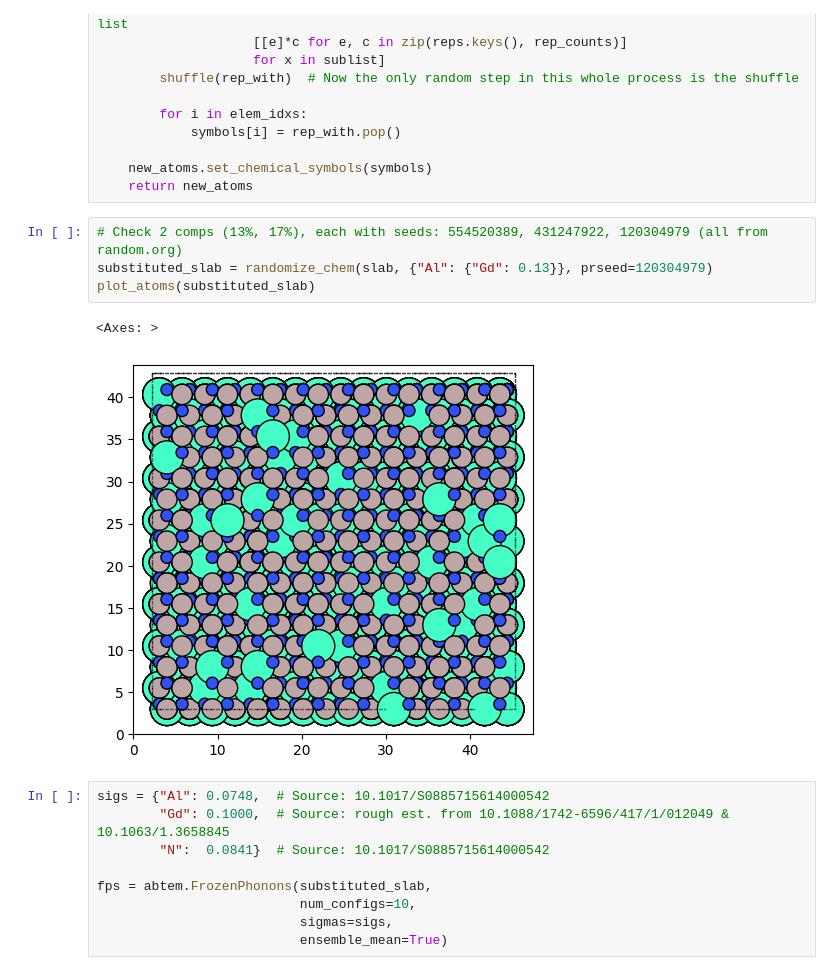
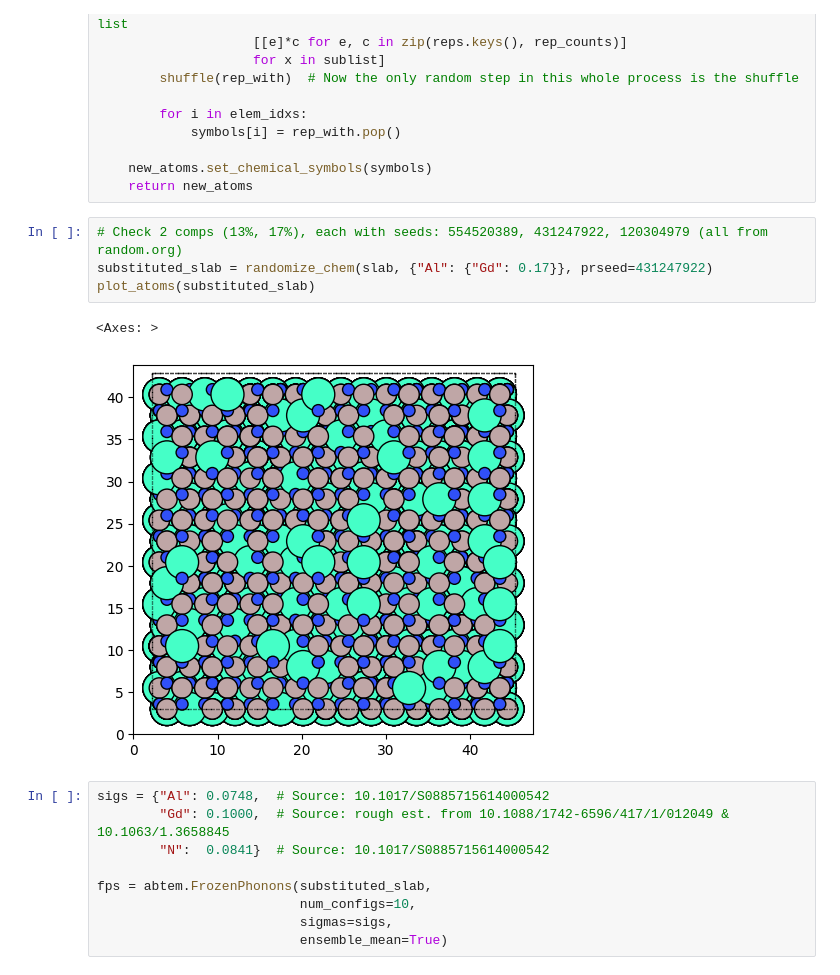
Before and after one commit to realitychemist/data_analysis_scripts, a Jupyter notebook: random_AlGdN.ipynb, the cells around one changed output. Saved outputs shown, nothing was run; the diff lists cells and outputs as text.

```diff
--- a/random_AlGdN.ipynb
+++ b/random_AlGdN.ipynb
@@ -142,11 +142,11 @@ def randomize_chem(atoms: Atoms,
     return new_atoms
 # %%
 # Check 2 comps (13%, 17%), each with seeds: 554520389, 431247922, 120304979 (all from random.org)
-substituted_slab = randomize_chem(slab, {"Al": {"Gd": 0.13}}, prseed=120304979)
+substituted_slab = randomize_chem(slab, {"Al": {"Gd": 0.17}}, prseed=431247922)
 plot_atoms(substituted_slab)
 # %% [output]
 <Axes: >
-[figure, old version]
+[figure, new version]
 # %%
 sigs = {"Al": 0.0748,  # Source: 10.1017/S0885715614000542
         "Gd": 0.1000,  # Source: rough est. from 10.1088/1742-6596/417/1/012049 & 10.1063/1.3658845
```
Also changed, not shown: parts of 6 cells of this notebook, 1 other file.
